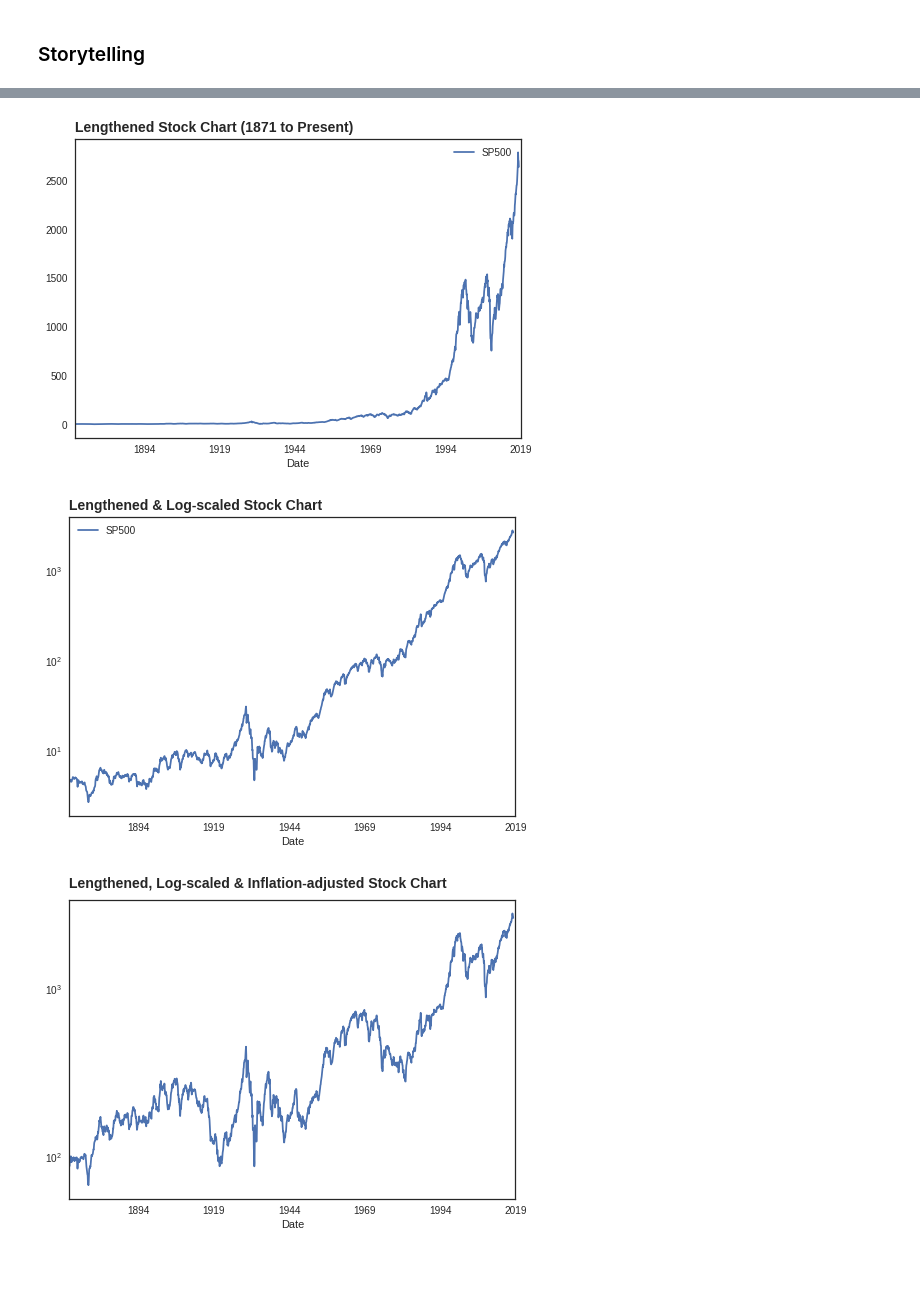
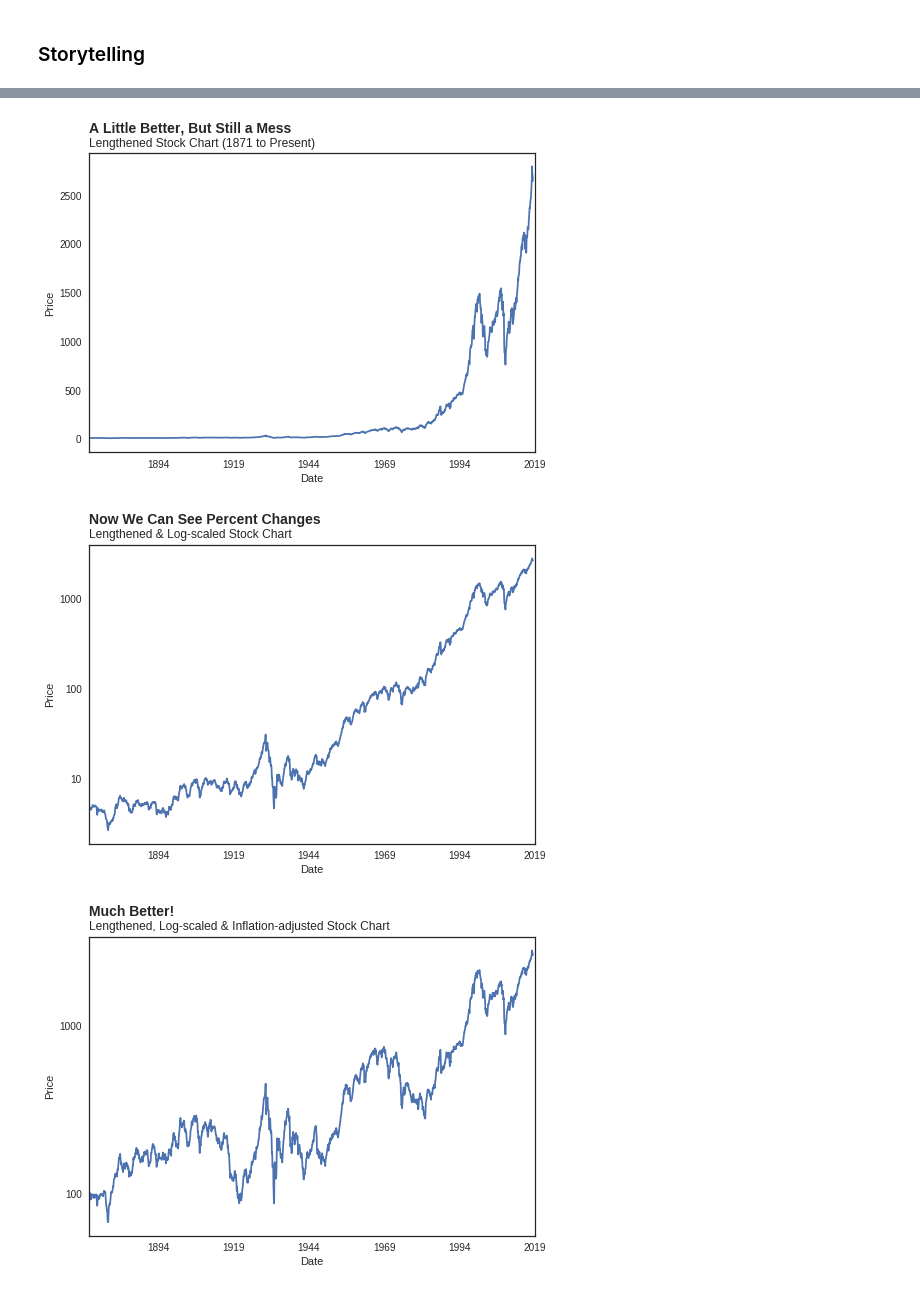
Before and after one commit to LambdaSchool/DS-Unit-1-Sprint-5-Data-Storytelling-Blog-Post, a Jupyter notebook: Data_Storytelling_Project.ipynb, the cells around one changed output, grey strips where cells are left out. Cells and saved outputs as stored; diff of their text form; code cells hidden in the pictures; blank space fills up the shorter version.

```diff
--- a/Data_Storytelling_Project.ipynb
+++ b/Data_Storytelling_Project.ipynb
@@ -789,27 +740,46 @@ basic.text(x=dt.datetime(1950, 1, 1), y=3000, s="Boring, Basic Stock Chart",
 # %%
 # Still stepping through the visual progression -- showing audience the lengthened chart
 
-length = basic = df['SP500'].plot(xlim=(dt.datetime(1871, 1, 1), dt.datetime(2019,1,1)), legend=True)
+length = basic = df['SP500'].plot(xlim=(dt.datetime(1871, 1, 1), dt.datetime(2019,1,1)), legend=False)
+
+length.text(x=dt.datetime(1871, 1, 1), y=3150, s="A Little Better, But Still a Mess",
+       fontsize=14, fontweight='bold')
+
+length.set(ylabel='Price')
 
 length.text(x=dt.datetime(1871, 1, 1), y=3000, s="Lengthened Stock Chart (1871 to Present)",
-       fontsize=14, fontweight='bold');
+       fontsize=12);
 # %% [output]
-[figure, old version]
+[figure, new version]
 # %%
 # Still stepping through the visual progression -- showing audience the lengthened, log-scaled chart
 
-log = basic = df['SP500'].plot(xlim=(dt.datetime(1871, 1, 1), dt.datetime(2019,1,1)), logy=True, legend=True)
+log = basic = df['SP500'].plot(xlim=(dt.datetime(1871, 1, 1), dt.datetime(2019,1,1)), logy=True, legend=False)
+
+log.set(ylabel='Price')
+
+log.text(x=dt.datetime(1871, 1, 1), y=6700, s="Now We Can See Percent Changes",
+       fontsize=14, fontweight='bold')
 
 log.text(x=dt.datetime(1871, 1, 1), y=4700, s="Lengthened & Log-scaled Stock Chart",
-       fontsize=14, fontweight='bold');
+       fontsize=12)
+
+log.get_yaxis().set_major_formatter(matplotlib.ticker.ScalarFormatter());
 # %% [output]
-[figure, old version]
+[figure, new version]
 # %%
-# Still stepping through the visual progression -- showing audience the lengthened, log-scaled, inflation adjusted chart
+# Arriving at the end of the visual progression -- showing audience the lengthened, log-scaled, inflation adjusted chart
 
 real = basic = df['Real Price'].plot(xlim=(dt.datetime(1871, 1, 1), dt.datetime(2019,1,1)), logy=True, legend=False)
 
-real.text(x=dt.datetime(1871, 1, 1), y=4000, s="Lengthened, Log-scaled & Inflation-adjusted Stock Chart",
-       fontsize=14, fontweight='bold');
+real.set(ylabel='Price')
+
+real.text(x=dt.datetime(1871, 1, 1), y=4500, s="Much Better!",
+       fontsize=14, fontweight='bold')
+
+real.text(x=dt.datetime(1871, 1, 1), y=3700, s="Lengthened, Log-scaled & Inflation-adjusted Stock Chart",
+       fontsize=12)
+
+real.get_yaxis().set_major_formatter(matplotlib.ticker.ScalarFormatter());
 # %% [output]
-[figure, old version]
+[figure, new version]
```
Also changed, not shown: parts of 38 cells of this notebook.
